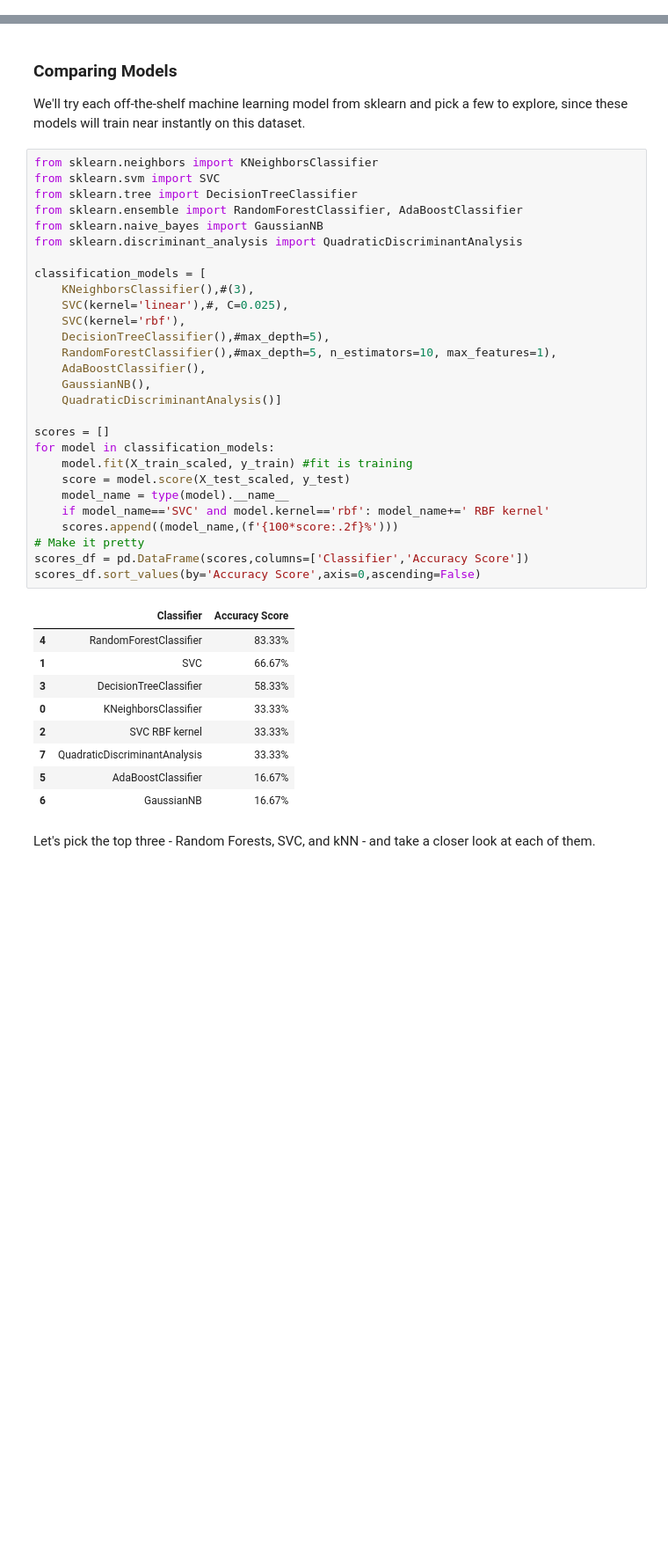
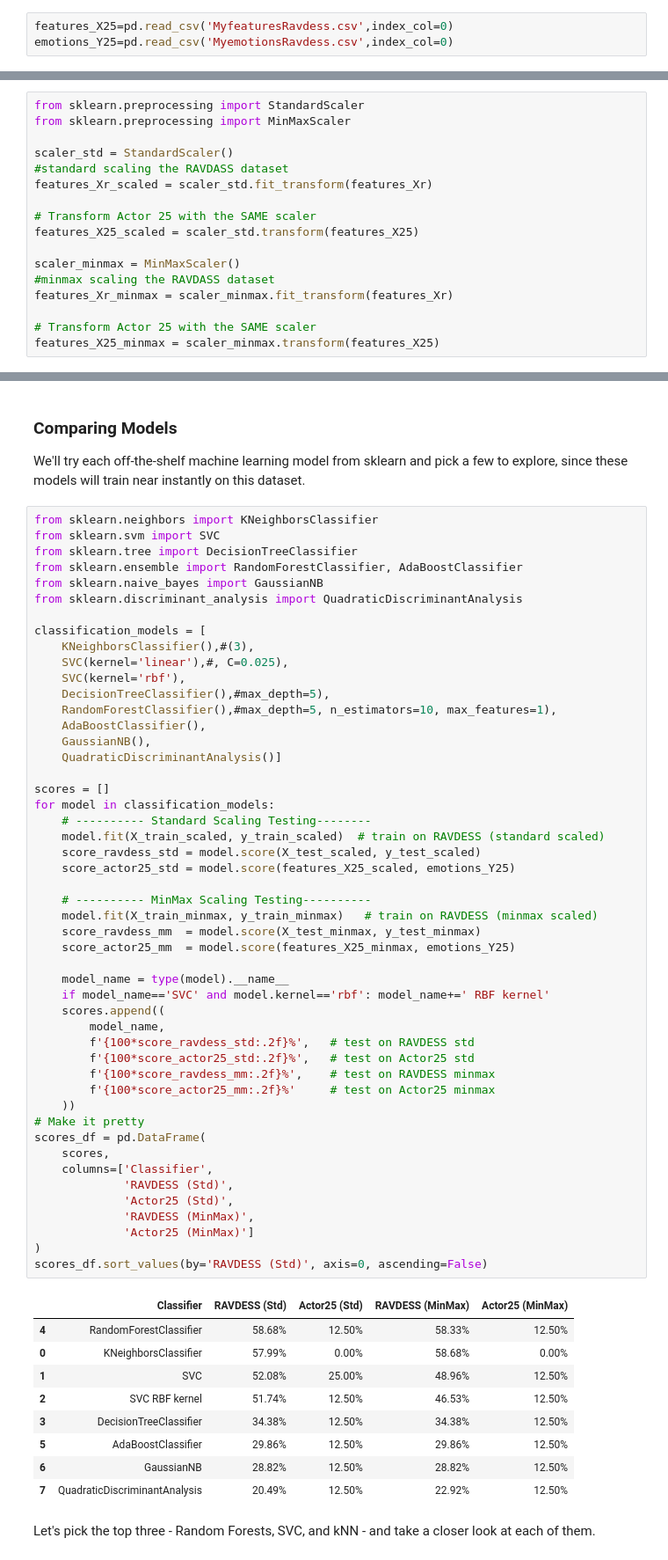
Before and after one commit to shinThantThant09/Week3-ClassicML, a Jupyter notebook: Week_3_MachineLearning.ipynb, the cells around one changed output, grey strips where cells are left out. Shown at 88% size. Drawn from its saved outputs; the diff is of its cells as text; blank space fills up the shorter version.

Commit message:
Added_Actor25Dataset_TrainedRAVDASS_TestedActor25

```diff
--- a/Week_3_MachineLearning.ipynb
+++ b/Week_3_MachineLearning.ipynb
@@ -232,4 +238,7 @@ emotions_df.to_csv('MyemotionsRavdess.csv')
 ## Load pre-saved Dataset
 # %% [markdown]
 Once saved you only need to load them later by running the cell below, and **skip every cell above** except for the one in which we import libraries.
+# %%
+features_X25=pd.read_csv('MyfeaturesRavdess.csv',index_col=0)
+emotions_Y25=pd.read_csv('MyemotionsRavdess.csv',index_col=0)
 # %%
@@ -341,3 +347,20 @@ features_minmax = scaler.fit_transform(features_minmax)
+# %%
+from sklearn.preprocessing import StandardScaler
+from sklearn.preprocessing import MinMaxScaler
+
+scaler_std = StandardScaler()
+#standard scaling the RAVDASS dataset
+features_Xr_scaled = scaler_std.fit_transform(features_Xr)
+
+# Transform Actor 25 with the SAME scaler
+features_X25_scaled = scaler_std.transform(features_X25)
+
+scaler_minmax = MinMaxScaler()
+#minmax scaling the RAVDASS dataset
+features_Xr_minmax = scaler_minmax.fit_transform(features_Xr)
+
+# Transform Actor 25 with the SAME scaler
+features_X25_minmax = scaler_minmax.transform(features_X25)
 # %% [markdown]
 Make sure our features are properly scaled:
 # %%
@@ -428,41 +475,62 @@ We'll try each off-the-shelf machine learning model from sklearn and pick a few
 # %%
 from sklearn.neighbors import KNeighborsClassifier
 from sklearn.svm import SVC
 from sklearn.tree import DecisionTreeClassifier
 from sklearn.ensemble import RandomForestClassifier, AdaBoostClassifier
 from sklearn.naive_bayes import GaussianNB
 from sklearn.discriminant_analysis import QuadraticDiscriminantAnalysis
 
 classification_models = [
     KNeighborsClassifier(),#(3),
     SVC(kernel='linear'),#, C=0.025),
     SVC(kernel='rbf'),
     DecisionTreeClassifier(),#max_depth=5),
     RandomForestClassifier(),#max_depth=5, n_estimators=10, max_features=1),
     AdaBoostClassifier(),
     GaussianNB(),
     QuadraticDiscriminantAnalysis()]
 
 scores = []
 for model in classification_models:
-    model.fit(X_train_scaled, y_train) #fit is training
-    score = model.score(X_test_scaled, y_test)
+    # ---------- Standard Scaling Testing--------
+    model.fit(X_train_scaled, y_train_scaled)  # train on RAVDESS (standard scaled)
+    score_ravdess_std = model.score(X_test_scaled, y_test_scaled)
+    score_actor25_std = model.score(features_X25_scaled, emotions_Y25)
+
+    # ---------- MinMax Scaling Testing----------
+    model.fit(X_train_minmax, y_train_minmax)   # train on RAVDESS (minmax scaled)
+    score_ravdess_mm  = model.score(X_test_minmax, y_test_minmax)
+    score_actor25_mm  = model.score(features_X25_minmax, emotions_Y25)
+
     model_name = type(model).__name__
     if model_name=='SVC' and model.kernel=='rbf': model_name+=' RBF kernel'
-    scores.append((model_name,(f'{100*score:.2f}%')))
+    scores.append((
+        model_name,
+        f'{100*score_ravdess_std:.2f}%',   # test on RAVDESS std
+        f'{100*score_actor25_std:.2f}%',   # test on Actor25 std
+        f'{100*score_ravdess_mm:.2f}%',    # test on RAVDESS minmax
+        f'{100*score_actor25_mm:.2f}%'     # test on Actor25 minmax
+    ))
 # Make it pretty
-scores_df = pd.DataFrame(scores,columns=['Classifier','Accuracy Score'])
-scores_df.sort_values(by='Accuracy Score',axis=0,ascending=False)
+scores_df = pd.DataFrame(
+    scores,
+    columns=['Classifier',
+             'RAVDESS (Std)',
+             'Actor25 (Std)',
+             'RAVDESS (MinMax)',
+             'Actor25 (MinMax)']
+)
+scores_df.sort_values(by='RAVDESS (Std)', axis=0, ascending=False)
 # %% [output]
-|  | Classifier | Accuracy Score |
-| 4 | RandomForestClassifier | 83.33% |
-| 1 | SVC | 66.67% |
-| 3 | DecisionTreeClassifier | 58.33% |
-| 0 | KNeighborsClassifier | 33.33% |
-| 2 | SVC RBF kernel | 33.33% |
-| 7 | QuadraticDiscriminantAnalysis | 33.33% |
-| 5 | AdaBoostClassifier | 16.67% |
-| 6 | GaussianNB | 16.67% |
+|  | Classifier | RAVDESS (Std) | Actor25 (Std) | RAVDESS (MinMax) | Actor25 (MinMax) |
+| 4 | RandomForestClassifier | 58.68% | 12.50% | 58.33% | 12.50% |
+| 0 | KNeighborsClassifier | 57.99% | 0.00% | 58.68% | 0.00% |
+| 1 | SVC | 52.08% | 25.00% | 48.96% | 12.50% |
+| 2 | SVC RBF kernel | 51.74% | 12.50% | 46.53% | 12.50% |
+| 3 | DecisionTreeClassifier | 34.38% | 12.50% | 34.38% | 12.50% |
+| 5 | AdaBoostClassifier | 29.86% | 12.50% | 29.86% | 12.50% |
+| 6 | GaussianNB | 28.82% | 12.50% | 28.82% | 12.50% |
+| 7 | QuadraticDiscriminantAnalysis | 20.49% | 12.50% | 22.92% | 12.50% |
 # %% [markdown]
 Let's pick the top three - Random Forests, SVC, and kNN - and take a closer look at each of them.
 # %% [markdown]
```
Also changed, not shown: parts of 13 cells of this notebook.
